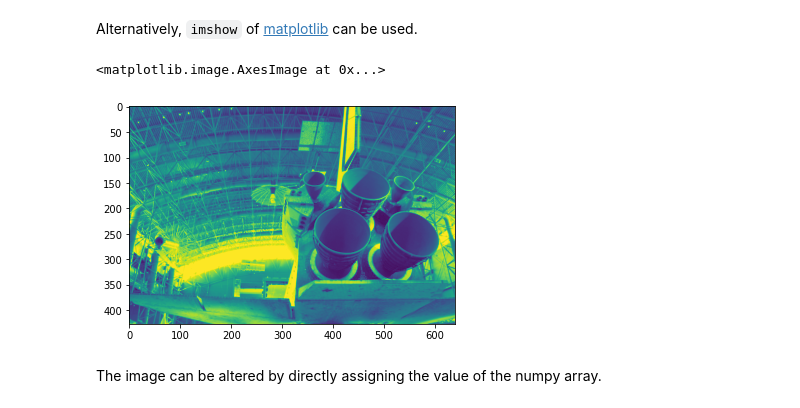
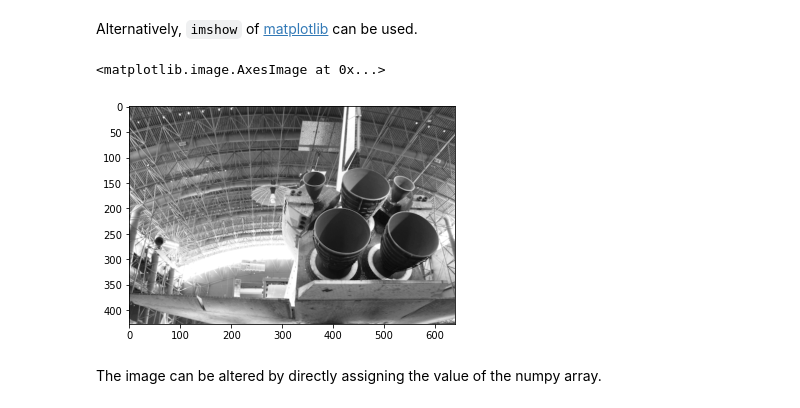
Before and after one commit to GW-MAE6292/python_examples, a Jupyter notebook: tutorial/pyton-tutorial.ipynb, the cells around one changed output. Drawn from its saved outputs; the diff is of its cells as text; code cells hidden in the pictures.

```diff
--- a/tutorial/pyton-tutorial.ipynb
+++ b/tutorial/pyton-tutorial.ipynb
@@ -1071,11 +912,10 @@ cv2_imshow(img)
 # %% [markdown]
 Alternatively, `imshow` of [matplotlib](https://matplotlib.org) can be used.
 # %%
-plt.imshow(img)
-#plt.imshow(img, cmap='gray')
+plt.imshow(img, cmap='gray')
 # %% [output]
 <matplotlib.image.AxesImage at 0x...>
-[figure, old version]
+[figure, new version]
 # %% [markdown]
 The image can be altered by directly assigning the value of the numpy array.
 # %%
```
Also changed, not shown: parts of 67 cells of this notebook, 3 other files.
